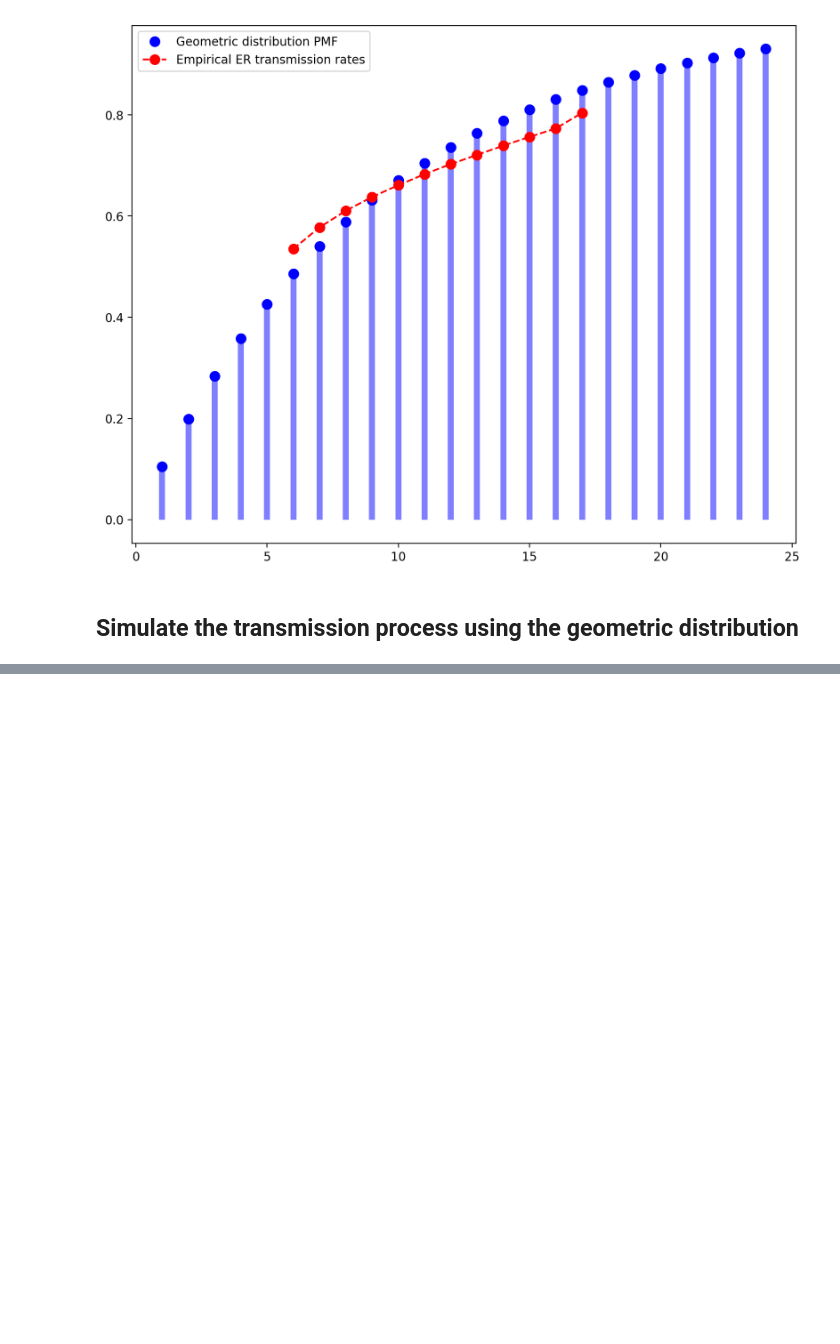
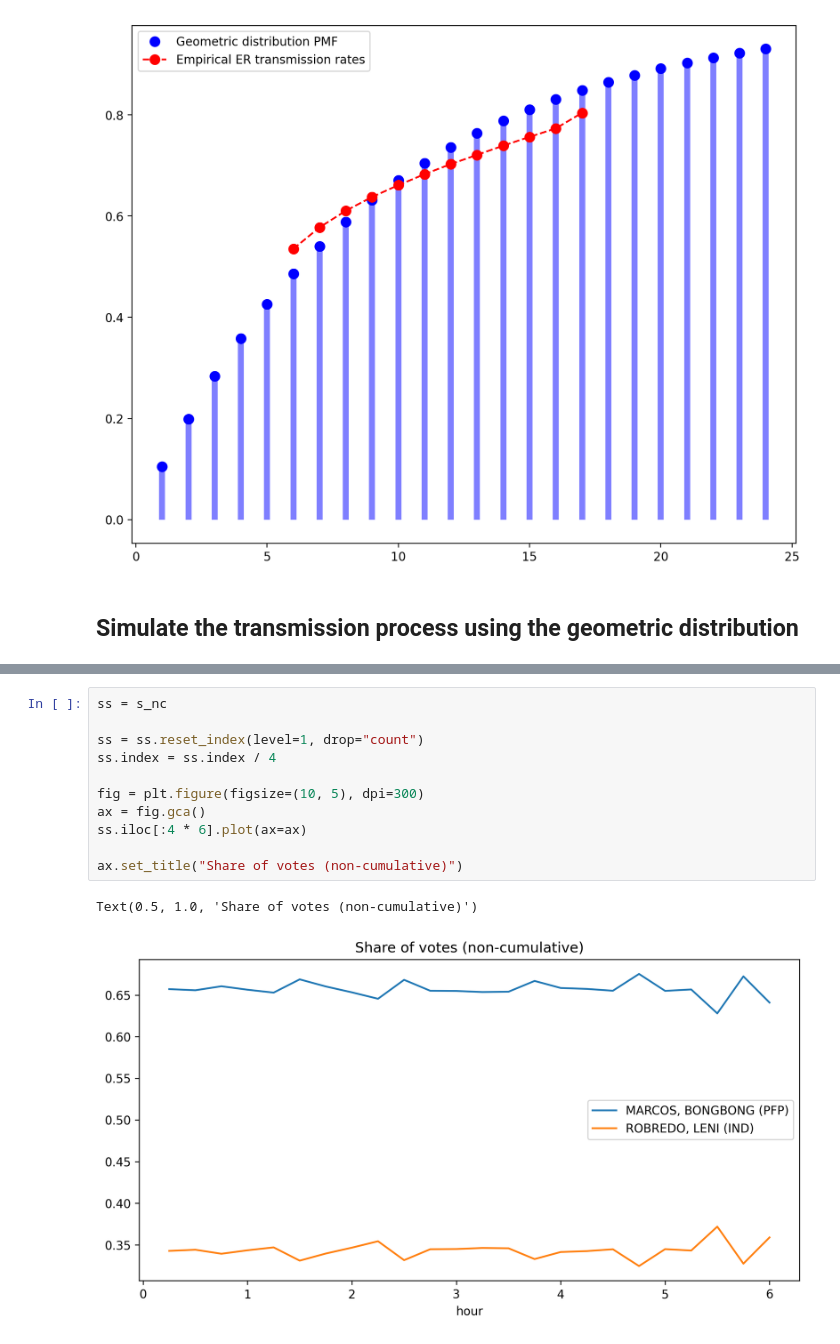
Before and after one commit to avsolatorio/philippine-elections-2022, a Jupyter notebook: ppc-transmission-simulation.ipynb, the cells around one changed output, grey strips where cells are left out. Cells and saved outputs as stored; diff of their text form; blank space fills up the shorter version.

```diff
--- a/ppc-transmission-simulation.ipynb
+++ b/ppc-transmission-simulation.ipynb
@@ -206 +221,15 @@ sub_data.divide(sub_data.sum(axis=1), axis=0)
+# %%
+ss = s_nc
+
+ss = ss.reset_index(level=1, drop="count")
+ss.index = ss.index / 4
+
+fig = plt.figure(figsize=(10, 5), dpi=300)
+ax = fig.gca()
+ss.iloc[:4 * 6].plot(ax=ax)
+
+ax.set_title("Share of votes (non-cumulative)")
+# %% [output]
+Text(0.5, 1.0, 'Share of votes (non-cumulative)')
+[figure, added]
 # %%
```
Also changed, not shown: parts of 8 cells of this notebook.
